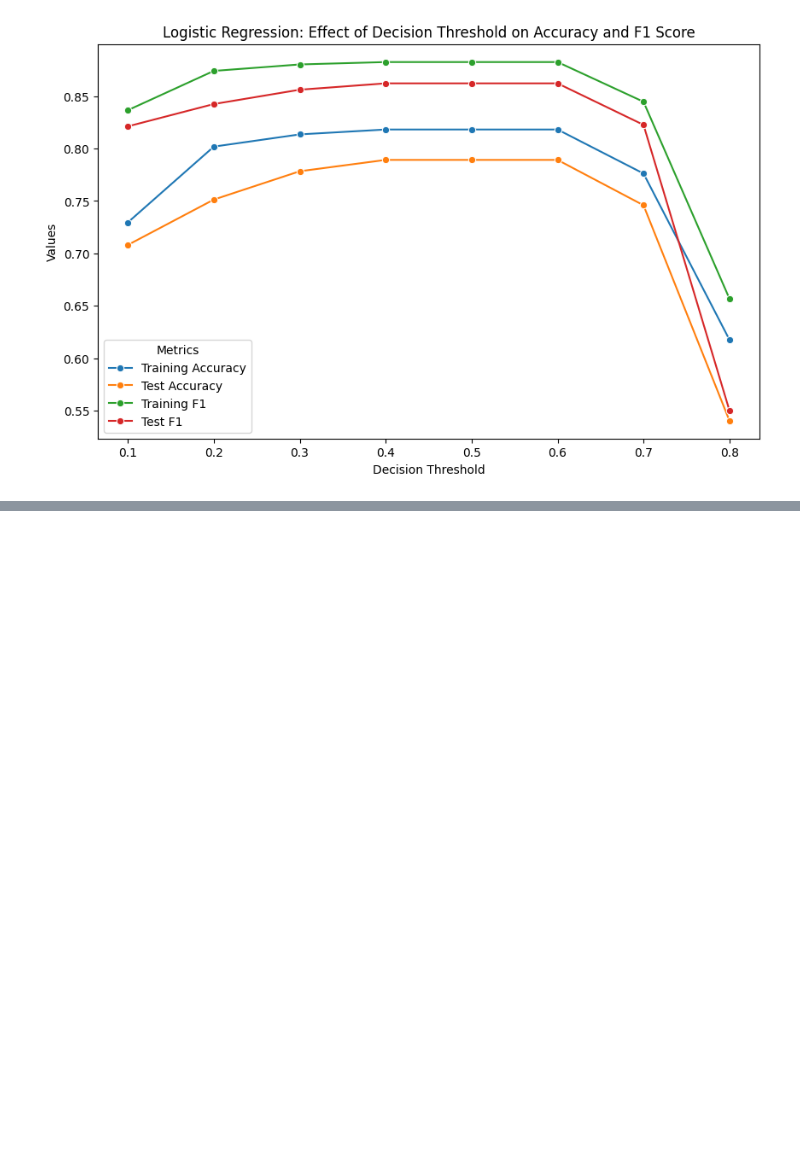
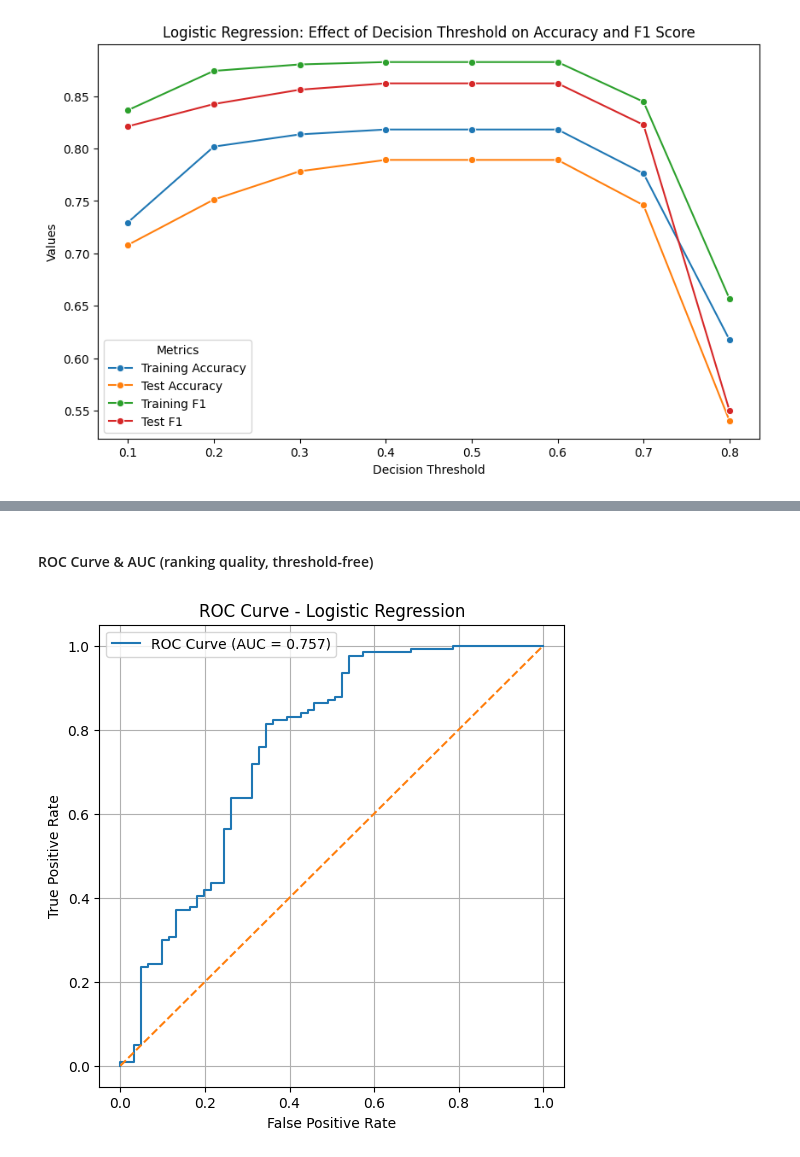
Before and after one commit to bhavbooks/Loan-Approval-Prediction-System, a Jupyter notebook: main.ipynb, the cells around one changed output, grey strips where cells are left out. Saved outputs shown, nothing was run; the diff lists cells and outputs as text; code cells hidden in the pictures; blank space fills up the shorter version.

```diff
--- a/main.ipynb
+++ b/main.ipynb
@@ -1340,0 +1388,11 @@ plt.show()
+# %%
+## getting probabilities and predictions based on different thresholds
+
+y_test_proba = logreg_clf.predict_proba(x_test)[:, 1]
+
+# default 0.5
+y_test_pred_05 = (y_test_proba >= 0.5).astype(int)
+
+# your optimised threshold 0.4
+best_thresh = 0.4
+y_test_pred_04 = (y_test_proba >= best_thresh).astype(int)
@@ -1340,0 +1458,2 @@ plt.show()
+# %% [markdown]
+#### ROC Curve & AUC (ranking quality, threshold-free)
@@ -1340,0 +1462,15 @@ plt.show()
+# %%
+fpr, tpr, roc_thresh = roc_curve(y_test, y_test_proba)
+auc = roc_auc_score(y_test, y_test_proba)
+
+plt.figure(figsize=(6,6))
+plt.plot(fpr, tpr, label=f"ROC Curve (AUC = {auc:.3f})")
+plt.plot([0,1], [0,1], linestyle="--")
+plt.xlabel("False Positive Rate")
+plt.ylabel("True Positive Rate")
+plt.title("ROC Curve - Logistic Regression")
+plt.legend()
+plt.grid(True)
+plt.show()
+# %% [output]
+[figure, added]
```
Also changed, not shown: parts of 35 cells of this notebook.
